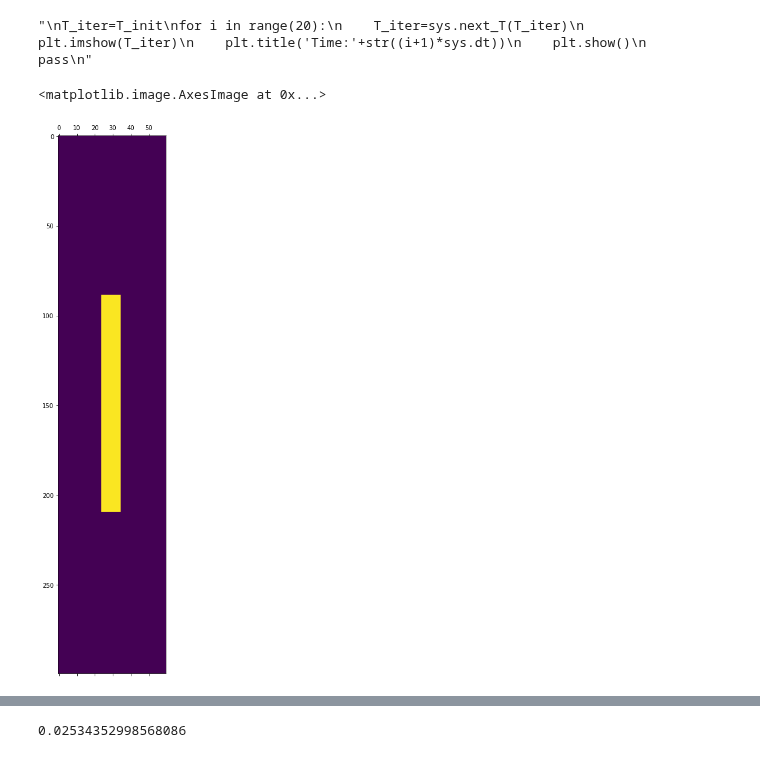
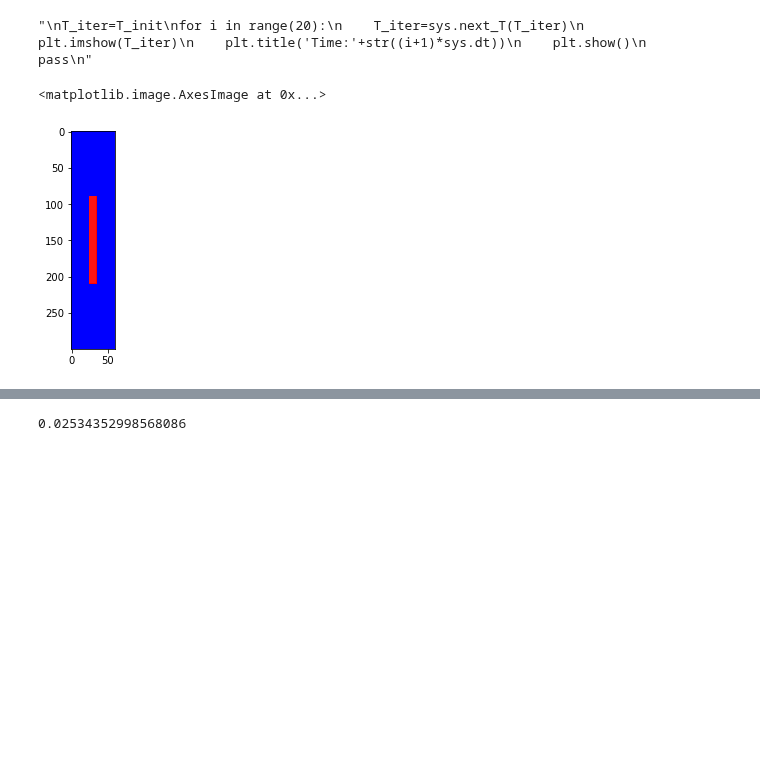
Before and after one commit to cherose2004/learning, a Jupyter notebook: project/MathorCup/Solution.ipynb, the cells around one changed output, grey strips where cells are left out. Drawn from its saved outputs; the diff is of its cells as text; code cells hidden in the pictures; blank space fills up the shorter version.

```diff
--- a/project/MathorCup/Solution.ipynb
+++ b/project/MathorCup/Solution.ipynb
@@ -33,10 +33,10 @@ for i in range(20):
 "\nT_iter=T_init\nfor i in range(20):\n    T_iter=sys.next_T(T_iter)\n    plt.imshow(T_iter)\n    plt.title('Time:'+str((i+1)*sys.dt))\n    plt.show()\n    pass\n"
 # %%
 ans=sys.next_T(T_init)
-plt.matshow(ans)
+plt.imshow(ans,cmap='bwr')
 # %% [output]
 <matplotlib.image.AxesImage at 0x...>
-[figure, old version]
+[figure, new version]
 # %%
 Titer=T_init
 for i in range(600):
```
Also changed, not shown: parts of 2 cells of this notebook, 2 other files.
